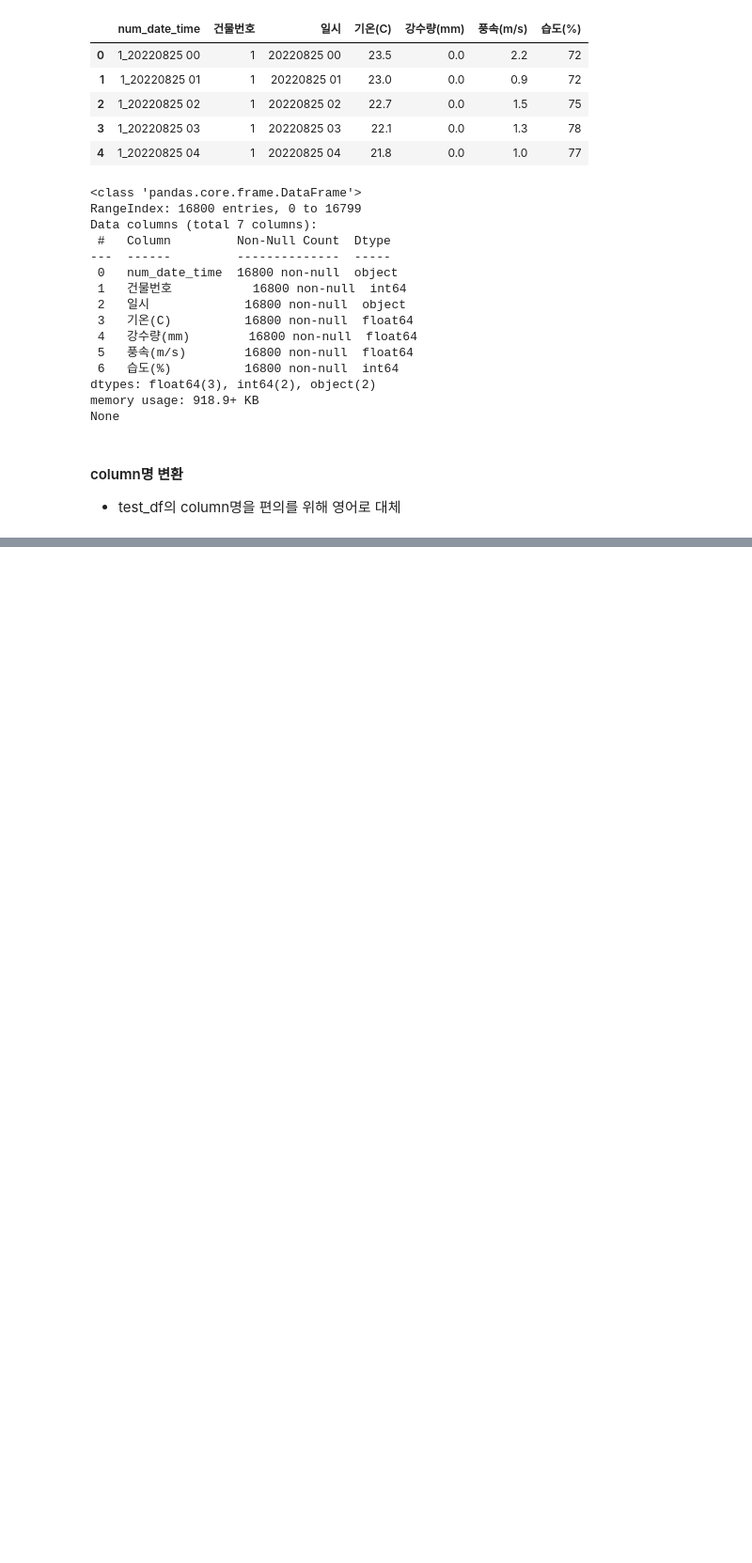
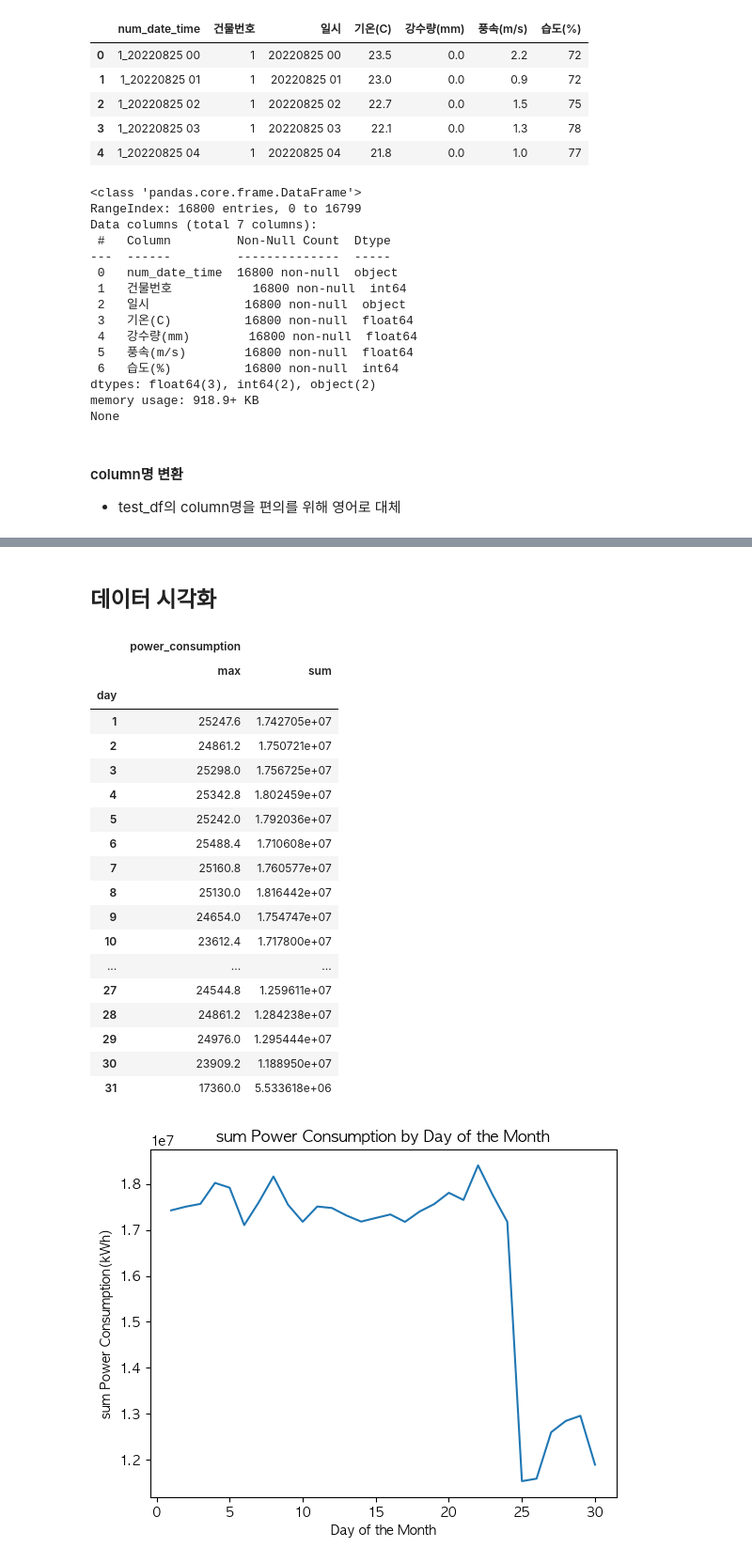
Before and after one commit to zivary/ABBA_test, a Jupyter notebook: ABBA_test-main/ABBA_test_2.ipynb, the cells around one changed output, grey strips where cells are left out. Shown at 94% size. Saved outputs shown, nothing was run; the diff lists cells and outputs as text; code cells hidden in the pictures; blank space fills up the shorter version.

```diff
--- a/ABBA_test-main/ABBA_test_2.ipynb
+++ b/ABBA_test-main/ABBA_test_2.ipynb
@@ -216,0 +228,11 @@ dtype: int64
+# %%
+# 형식 변경: 20220601 00 -> 2022-06-01 00:00:00
+# object -> datetime64
+train_df['date_time'] = pd.to_datetime(train_df['date_time'], format='%Y%m%d %H')
+
+# date time feature 생성
+train_df['year'] = train_df['date_time'].dt.year
+train_df['month'] = train_df['date_time'].dt.month
+train_df['day'] = train_df['date_time'].dt.day
+train_df['hour'] = train_df['date_time'].dt.hour
+train_df
@@ -267,0 +348,37 @@ test_df
+# %% [markdown]
+## 데이터 시각화
+# %%
+pt = pd.pivot_table(train_df, values=['power_consumption'], index=['day'], aggfunc={'power_consumption': [np.sum, max]})
+display(pt)
+plt.plot(mean_power_by_day.index[:-1],pt.power_consumption['sum'][:-1])
+plt.title('sum Power Consumption by Day of the Month')
+plt.xlabel('Day of the Month')
+plt.ylabel('sum Power Consumption(kWh)')
+plt.show()
+
+plt.plot(mean_power_by_day.index,pt.power_consumption['max'])
+plt.title('Max Power Consumption by Day of the Month')
+plt.xlabel('Day of the Month')
+plt.ylabel('Max Power Consumption(kWh)')
+plt.show()
+# %% [output]
+|  | power_consumption |  |
+|  | max | sum |
+| day |  |  |
+| 1 | 25247.6 | 1.742705e+07 |
+| 2 | 24861.2 | 1.750721e+07 |
+| 3 | 25298.0 | 1.756725e+07 |
+| 4 | 25342.8 | 1.802459e+07 |
+| 5 | 25242.0 | 1.792036e+07 |
+| 6 | 25488.4 | 1.710608e+07 |
+| 7 | 25160.8 | 1.760577e+07 |
+| 8 | 25130.0 | 1.816442e+07 |
+| 9 | 24654.0 | 1.754747e+07 |
+| 10 | 23612.4 | 1.717800e+07 |
+| ... | ... | ... |
+| 27 | 24544.8 | 1.259611e+07 |
+| 28 | 24861.2 | 1.284238e+07 |
+| 29 | 24976.0 | 1.295444e+07 |
+| 30 | 23909.2 | 1.188950e+07 |
+| 31 | 17360.0 | 5.533618e+06 |
+[figure, added]
```
Also changed, not shown: parts of 17 cells of this notebook.
